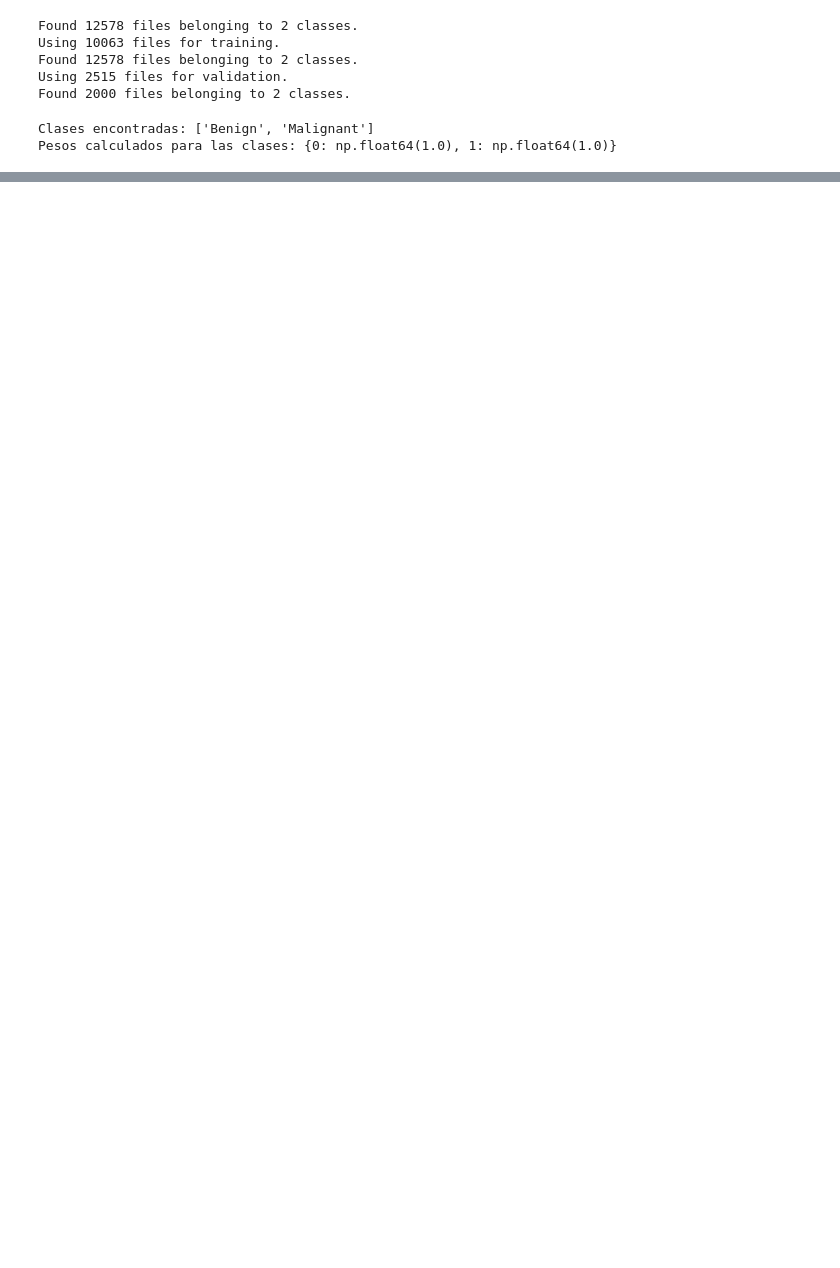
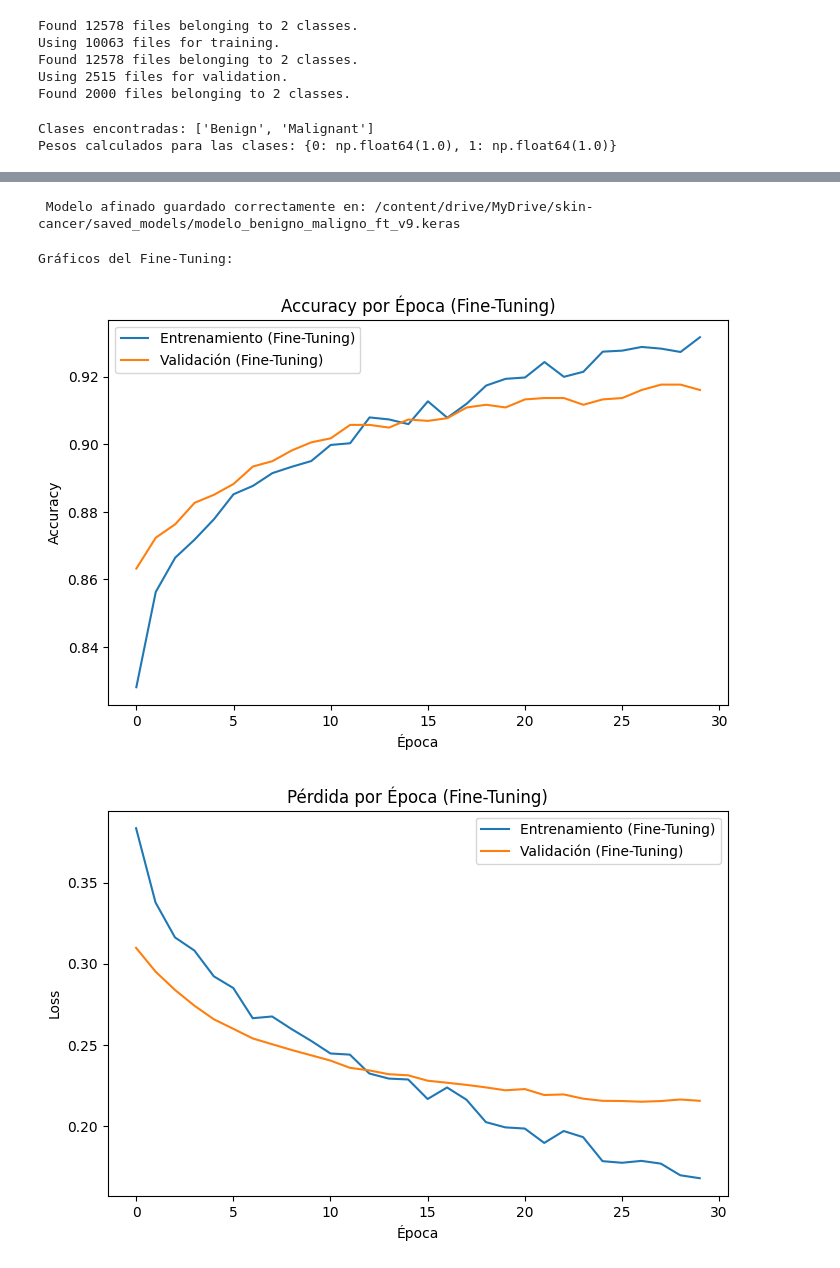
Before and after one commit to LucasCh12/LunAI, a Jupyter notebook: engine/training/benigno_maligno/Training_Benigno_Maligno.ipynb, the cells around one changed output, grey strips where cells are left out. Saved outputs shown, nothing was run; the diff lists cells and outputs as text; code cells hidden in the pictures; blank space fills up the shorter version.

```diff
--- a/engine/training/benigno_maligno/Training_Benigno_Maligno.ipynb
+++ b/engine/training/benigno_maligno/Training_Benigno_Maligno.ipynb
@@ -195,0 +244,14 @@ plt.show()
+# %%
+# Entrenamiento del modelo con fine-tuning
+history_ft = model.fit(
+    train_ds,
+    validation_data=val_ds,
+    epochs=30,
+    class_weight=class_weights,
+    callbacks=[
+        EarlyStopping(monitor='val_loss', patience=10, restore_best_weights=True),
+        ReduceLROnPlateau(monitor='val_loss', patience=4, factor=0.3, min_lr=0.0000001)
+    ],
+    verbose=1
+)
+print("Fine-Tuning completado.")
@@ -196,3 +276,37 @@ plt.show()
+# %%
+# Guardamos el modelo refinado
+save_path_ft =  "/content/drive/MyDrive/skin-cancer/saved_models/modelo_benigno_maligno_ft_v9.keras"
+os.makedirs(os.path.dirname(save_path_ft), exist_ok=True)
+model.save(save_path_ft)
+print(f" Modelo afinado guardado correctamente en: {save_path_ft}")
+# %% [output]
+ Modelo afinado guardado correctamente en: /content/drive/MyDrive/skin-cancer/saved_models/modelo_benigno_maligno_ft_v9.keras
+# %%
+print("\nGráficos del Fine-Tuning:")
+
+# Gráfico de Precisión (Fine-Tuning)
+plt.figure(figsize=(8,5))
+plt.plot(history_ft.history['accuracy'], label='Entrenamiento (Fine-Tuning)')
+plt.plot(history_ft.history['val_accuracy'], label='Validación (Fine-Tuning)')
+plt.title("Accuracy por Época (Fine-Tuning)")
+plt.xlabel(f"Época")
+plt.ylabel("Accuracy")
+plt.legend()
+plt.show()
+
+# Gráfico de Pérdida (Fine-Tuning)
+plt.figure(figsize=(8,5))
+plt.plot(history_ft.history['loss'], label='Entrenamiento (Fine-Tuning)')
+plt.plot(history_ft.history['val_loss'], label='Validación (Fine-Tuning)')
+plt.title("Pérdida por Época (Fine-Tuning)")
+plt.xlabel(f"Época")
+plt.ylabel("Loss")
+plt.legend()
+plt.show()
+# %% [output]
+Gráficos del Fine-Tuning:
+[figure, added]
+[figure, added]
 # %%
 print("\nEvaluando el modelo en el conjunto de prueba:")
 
```
Also changed, not shown: parts of 17 cells of this notebook, 1 other file.
